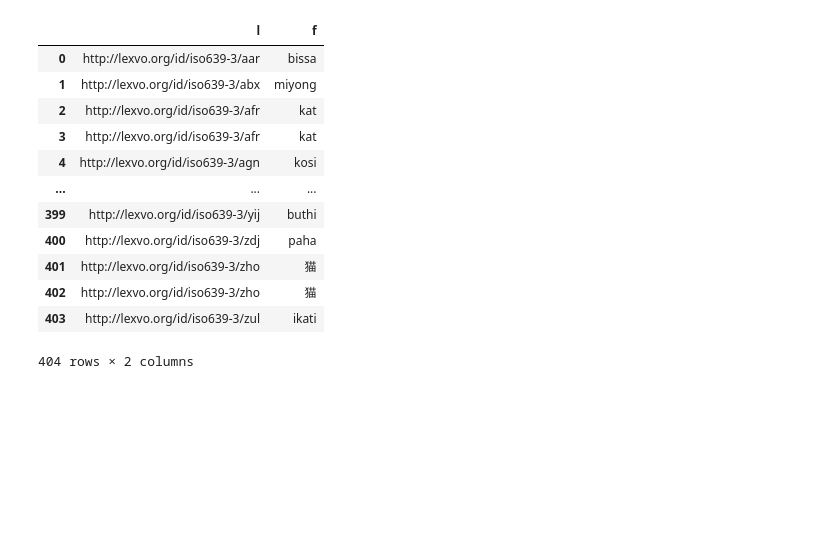
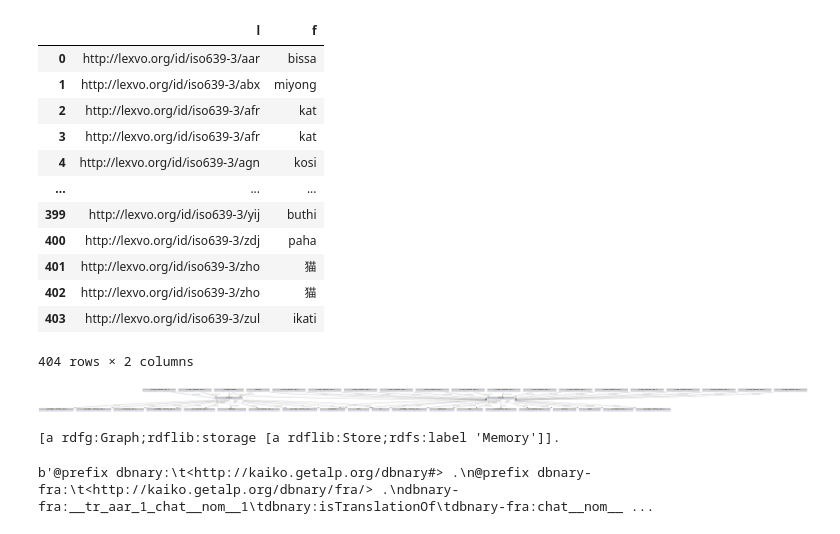
Before and after one commit to nexuslinguarum/SD-LLOD-22_Cloud_Compass, a Jupyter notebook: Wrapping_SPARQL_Python.ipynb, the cells around one changed output. Drawn from its saved outputs; the diff is of its cells as text; code cells hidden in the pictures; blank space fills up the shorter version.

```diff
--- a/Wrapping_SPARQL_Python.ipynb
+++ b/Wrapping_SPARQL_Python.ipynb
@@ -93,14 +114,28 @@ results
 | 403 | http://lexvo.org/id/iso639-3/zul | ikati |
 404 rows × 2 columns
 # %%
-graph = dbnary.query("""
-CONSTRUCT {?l, ?f WHERE {
-
-  ?le a ontolex:LexicalEntry ;
-        rdfs:label "chat"@fr;
-        ^lime:entry / dcterms:language lexvo:fra ;
-        ^dbnary:isTranslationOf ?tr.
-    ?tr dbnary:targetLanguage ?l;
-        dbnary:writtenForm ?f.
+graph = dbnary.construct("""
+CONSTRUCT {?le ?p ?v. ?s ?ip ?le} WHERE {
+  {
+    ?le a ontolex:LexicalEntry ;
+        rdfs:label "tutoriel"@fr;
+        ^lime:entry / dcterms:language lexvo:fra.
+    OPTIONAL {?le ?p ?v}
+    OPTIONAL {?s ?ip ?le}
+  }
 }
 """)
+
+visualize(graph)
+# %% [output]
+[figure, added]
+# %%
+print(graph.serialize(TURTLE))
+# %% [output]
+[a rdfg:Graph;rdflib:storage [a rdflib:Store;rdfs:label 'Memory']].
+# %%
+chat = dbnary.query("DESCRIBE <http://kaiko.getalp.org/dbnary/fra/chat__nom__1>")
+
+chat
+# %% [output]
+b'@prefix dbnary:\t<http://kaiko.getalp.org/dbnary#> .\n@prefix dbnary-fra:\t<http://kaiko.getalp.org/dbnary/fra/> .\ndbnary-fra:__tr_aar_1_chat__nom__1\tdbnary:isTranslationOf\tdbnary-fra:chat__nom__ ...
```
Also changed, not shown: parts of 1 cell of this notebook.
